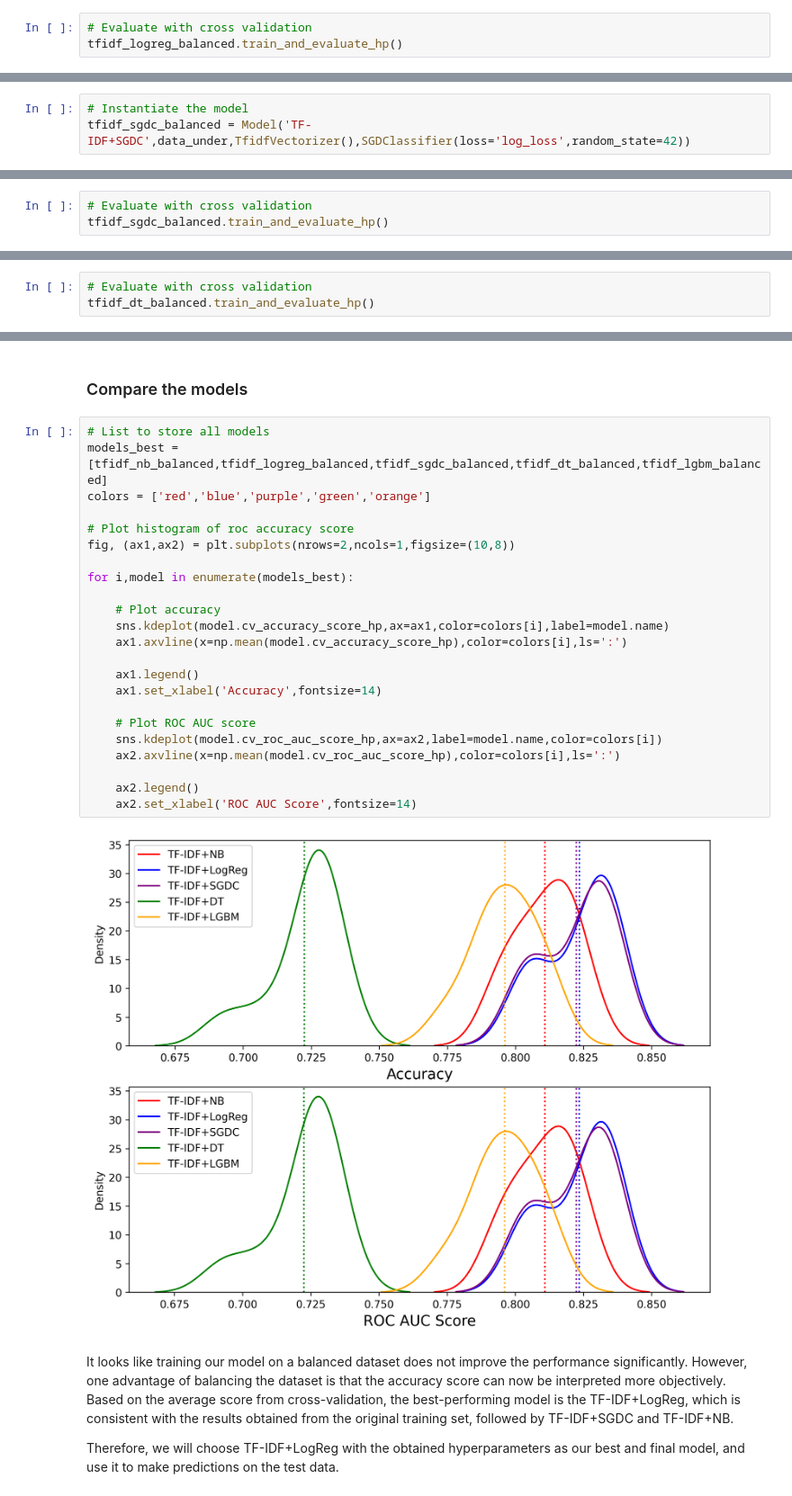
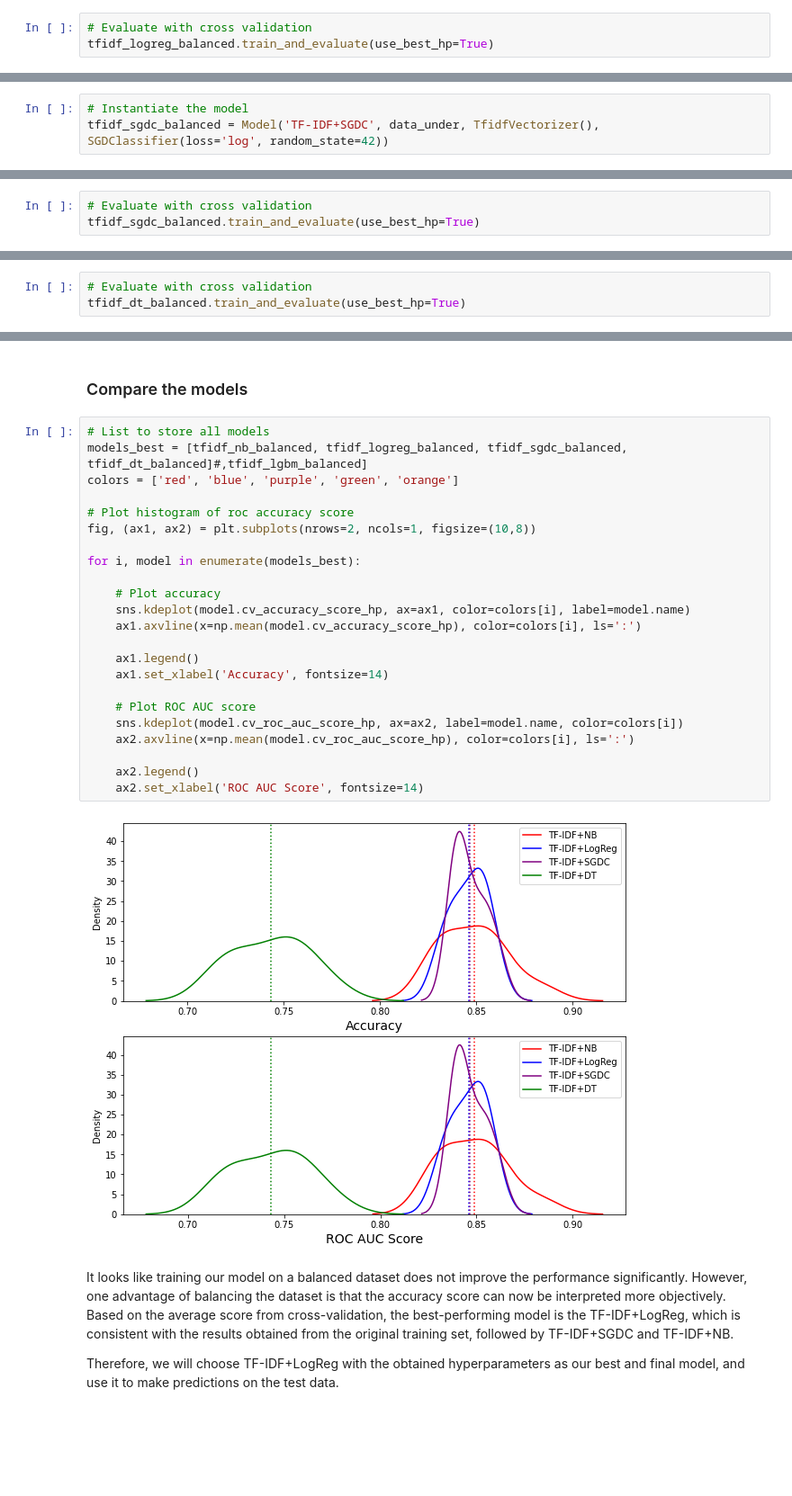
Before and after one commit to mrafifrbbn/steam-reviews-2.0, a Jupyter notebook: steam_reviews_code.ipynb, the cells around one changed output, grey strips where cells are left out. Shown at 90% size. Cells and saved outputs as stored; diff of their text form; blank space fills up the shorter version.

Commit message:
up to saving model

```diff
--- a/steam_reviews_code.ipynb
+++ b/steam_reviews_code.ipynb
@@ -1589,4 +1568,4 @@ tfidf_logreg_balanced.bayes_search(space={**param_vec,**param_logreg})
 # %%
 # Evaluate with cross validation
-tfidf_logreg_balanced.train_and_evaluate_hp()
+tfidf_logreg_balanced.train_and_evaluate(use_best_hp=True)
 # %% [output]
@@ -1596,6 +1578,6 @@ ROC AUC score: 0.823
 ### c. TF-IDF + Stochastic Gradient Descent
 # %%
 # Instantiate the model
-tfidf_sgdc_balanced = Model('TF-IDF+SGDC',data_under,TfidfVectorizer(),SGDClassifier(loss='log_loss',random_state=42))
+tfidf_sgdc_balanced = Model('TF-IDF+SGDC', data_under, TfidfVectorizer(), SGDClassifier(loss='log', random_state=42))
 # %%
 # Perform bayesian search
@@ -1603,4 +1585,4 @@ tfidf_sgdc_balanced.bayes_search(space={**param_vec,**param_sgdc})
 # %%
 # Evaluate with cross validation
-tfidf_sgdc_balanced.train_and_evaluate_hp()
+tfidf_sgdc_balanced.train_and_evaluate(use_best_hp=True)
 # %% [output]
@@ -1617,4 +1602,4 @@ tfidf_dt_balanced.bayes_search(space={**param_vec,**param_dt})
 # %%
 # Evaluate with cross validation
-tfidf_dt_balanced.train_and_evaluate_hp()
+tfidf_dt_balanced.train_and_evaluate(use_best_hp=True)
 # %% [output]
@@ -1638,29 +1623,29 @@ ROC AUC score: 0.796
 ### Compare the models
 # %%
 # List to store all models
-models_best = [tfidf_nb_balanced,tfidf_logreg_balanced,tfidf_sgdc_balanced,tfidf_dt_balanced,tfidf_lgbm_balanced]
-colors = ['red','blue','purple','green','orange']
+models_best = [tfidf_nb_balanced, tfidf_logreg_balanced, tfidf_sgdc_balanced, tfidf_dt_balanced]#,tfidf_lgbm_balanced]
+colors = ['red', 'blue', 'purple', 'green', 'orange']
 
 # Plot histogram of roc accuracy score
-fig, (ax1,ax2) = plt.subplots(nrows=2,ncols=1,figsize=(10,8))
+fig, (ax1, ax2) = plt.subplots(nrows=2, ncols=1, figsize=(10,8))
 
-for i,model in enumerate(models_best):
+for i, model in enumerate(models_best):
 
     # Plot accuracy
-    sns.kdeplot(model.cv_accuracy_score_hp,ax=ax1,color=colors[i],label=model.name)
-    ax1.axvline(x=np.mean(model.cv_accuracy_score_hp),color=colors[i],ls=':')
+    sns.kdeplot(model.cv_accuracy_score_hp, ax=ax1, color=colors[i], label=model.name)
+    ax1.axvline(x=np.mean(model.cv_accuracy_score_hp), color=colors[i], ls=':')
 
     ax1.legend()
-    ax1.set_xlabel('Accuracy',fontsize=14)
+    ax1.set_xlabel('Accuracy', fontsize=14)
 
     # Plot ROC AUC score
-    sns.kdeplot(model.cv_roc_auc_score_hp,ax=ax2,label=model.name,color=colors[i])
-    ax2.axvline(x=np.mean(model.cv_roc_auc_score_hp),color=colors[i],ls=':')
+    sns.kdeplot(model.cv_roc_auc_score_hp, ax=ax2, label=model.name, color=colors[i])
+    ax2.axvline(x=np.mean(model.cv_roc_auc_score_hp), color=colors[i], ls=':')
 
     ax2.legend()
-    ax2.set_xlabel('ROC AUC Score',fontsize=14)
+    ax2.set_xlabel('ROC AUC Score', fontsize=14)
 # %% [output]
-[figure, old version]
+[figure, new version]
 # %% [markdown]
 It looks like training our model on a balanced dataset does not improve the performance significantly. However, one advantage of balancing the dataset is that the accuracy score can now be interpreted more objectively. Based on the average score from cross-validation, the best-performing model is the TF-IDF+LogReg, which is consistent with the results obtained from the original training set, followed by TF-IDF+SGDC and TF-IDF+NB.
 
```
Also changed, not shown: parts of 38 cells of this notebook.
